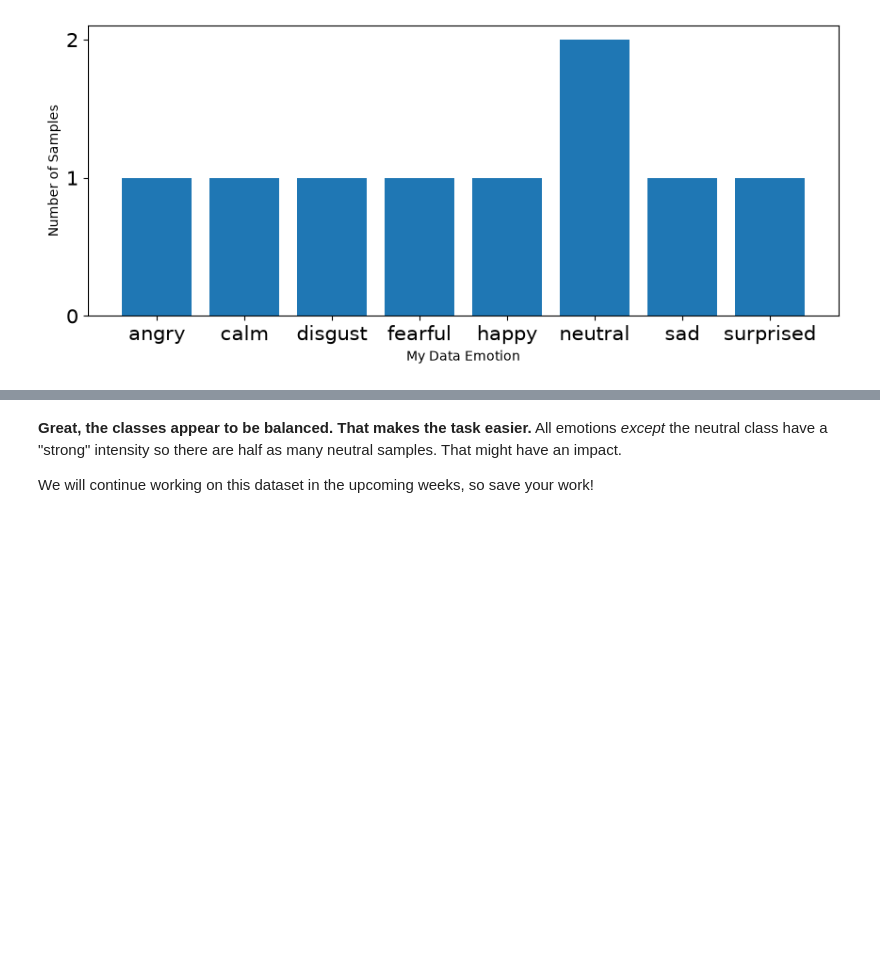
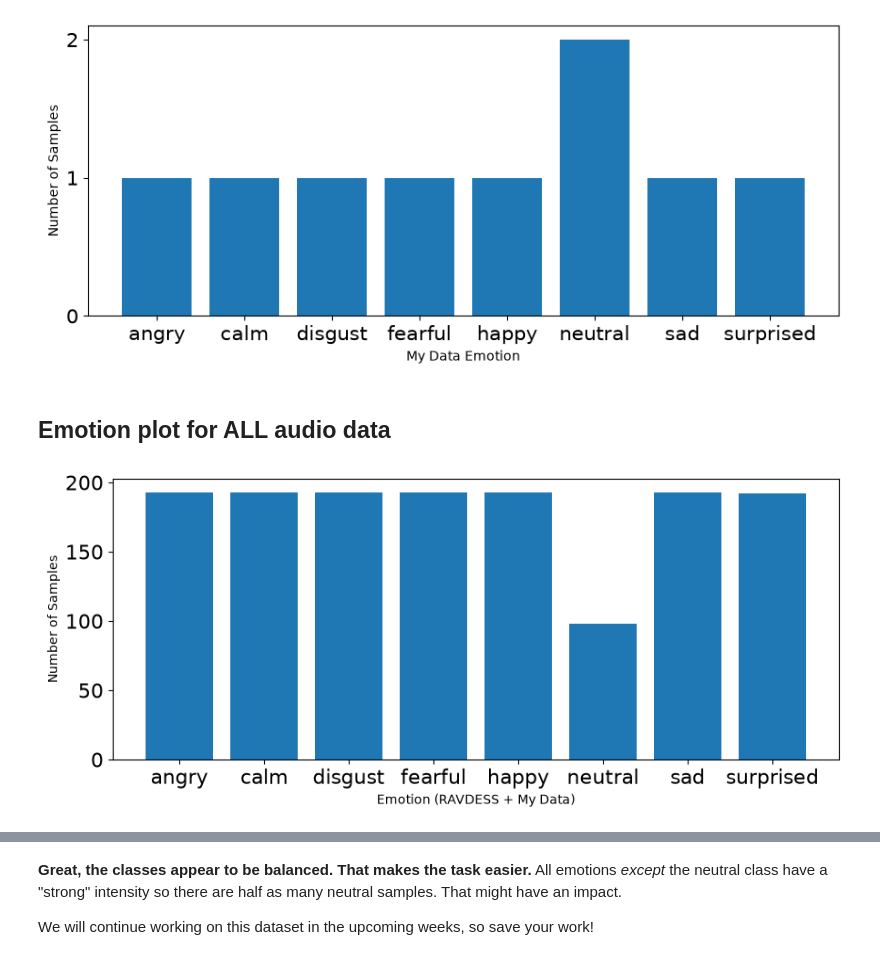
Before and after one commit to jihyebook-star/Week2-DataPreprocessing, a Jupyter notebook: Week 2.ipynb, the cells around one changed output, grey strips where cells are left out. Drawn from its saved outputs; the diff is of its cells as text; code cells hidden in the pictures; blank space fills up the shorter version.

```diff
--- a/Week 2.ipynb
+++ b/Week 2.ipynb
@@ -754,3 +767,18 @@ plt.ylabel('Number of Samples')
 plt.show()
 # %% [output]
 [figure]
+# %% [markdown]
+## Emotion plot for ALL audio data
+# %%
+# Emotion plot for combined data (RAVDESS + my audio)
+plt.figure(figsize=(35,4))
+plt.subplot(1,3,1)
+emotion_list, count = np.unique(all_emotions, return_counts=True)
+plt.bar(x=range(len(emotion_list)), height=count)
+plt.xticks(ticks=range(8), labels=[emotion for emotion in emotion_list], fontsize=10)
+plt.xlabel('Emotion (RAVDESS + My Data)')
+plt.tick_params(labelsize=16)
+plt.ylabel('Number of Samples')
+plt.show()
+# %% [output]
+[figure, added]
```
Also changed, not shown: parts of 13 cells of this notebook.
